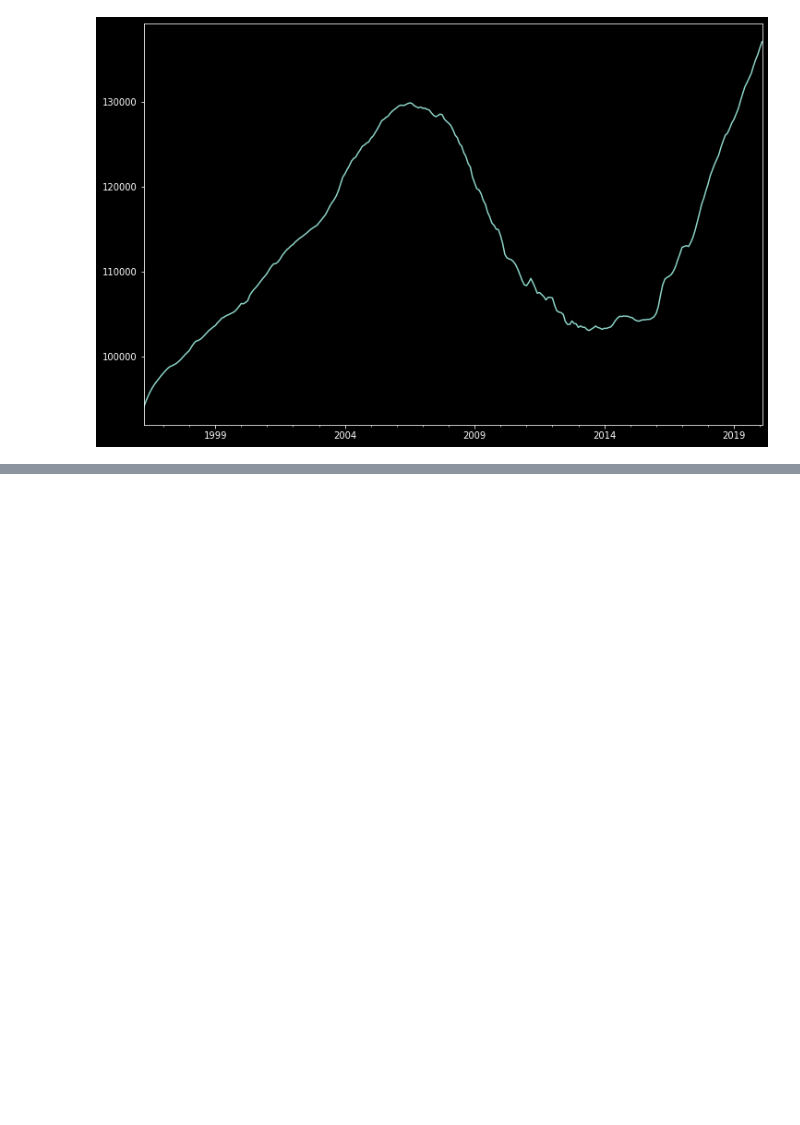
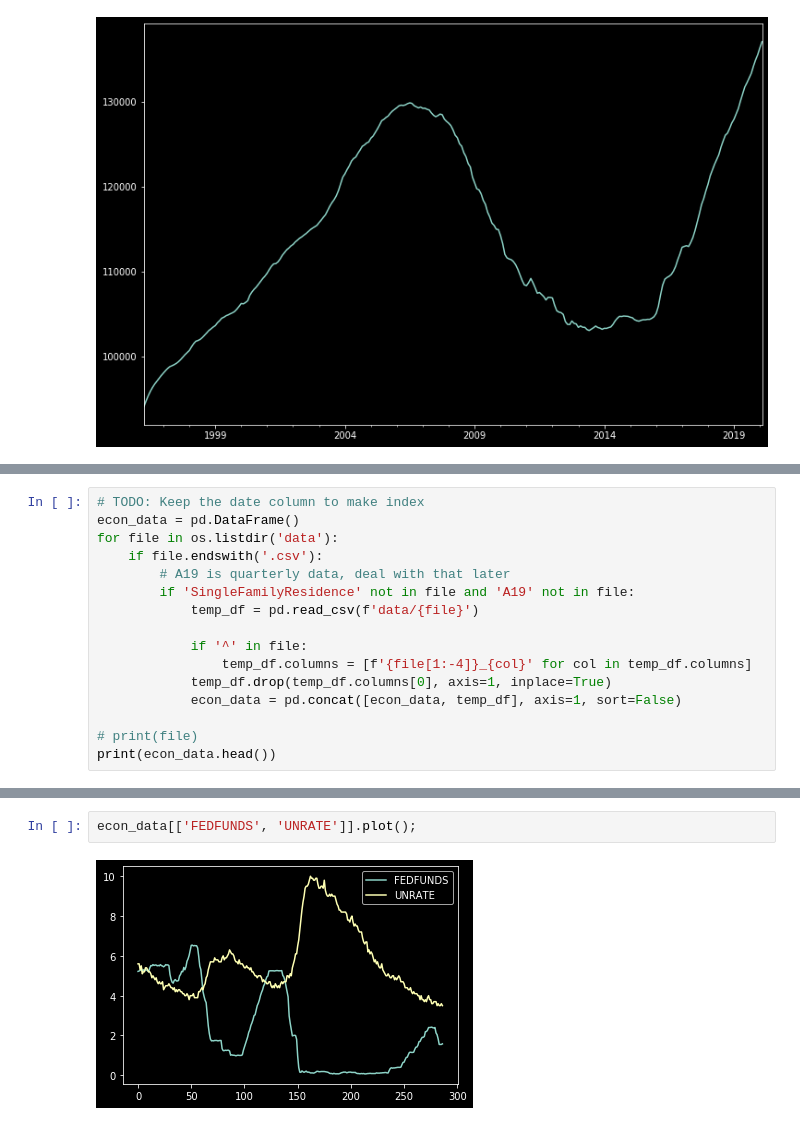
Before and after one commit to bimmerbailey/zillow_data_analysis, a Jupyter notebook: time_series.ipynb, the cells around one changed output, grey strips where cells are left out. Drawn from its saved outputs; the diff is of its cells as text; blank space fills up the shorter version.

Commit message:
added econ data

```diff
--- a/time_series.ipynb
+++ b/time_series.ipynb
@@ -100,0 +72,16 @@ UNRATE.csv
+# %%
+# TODO: Keep the date column to make index
+econ_data = pd.DataFrame()
+for file in os.listdir('data'):
+    if file.endswith('.csv'):
+        # A19 is quarterly data, deal with that later
+        if 'SingleFamilyResidence' not in file and 'A19' not in file:
+            temp_df = pd.read_csv(f'data/{file}')
+
+            if '^' in file:
+                temp_df.columns = [f'{file[1:-4]}_{col}' for col in temp_df.columns]
+            temp_df.drop(temp_df.columns[0], axis=1, inplace=True)
+            econ_data = pd.concat([econ_data, temp_df], axis=1, sort=False)
+
+# print(file)
+print(econ_data.head())
@@ -100,0 +109,4 @@ UNRATE.csv
+# %%
+econ_data[['FEDFUNDS', 'UNRATE']].plot();
+# %% [output]
+[figure, added]
```
Also changed, not shown: parts of 4 cells of this notebook, 1 other file.
